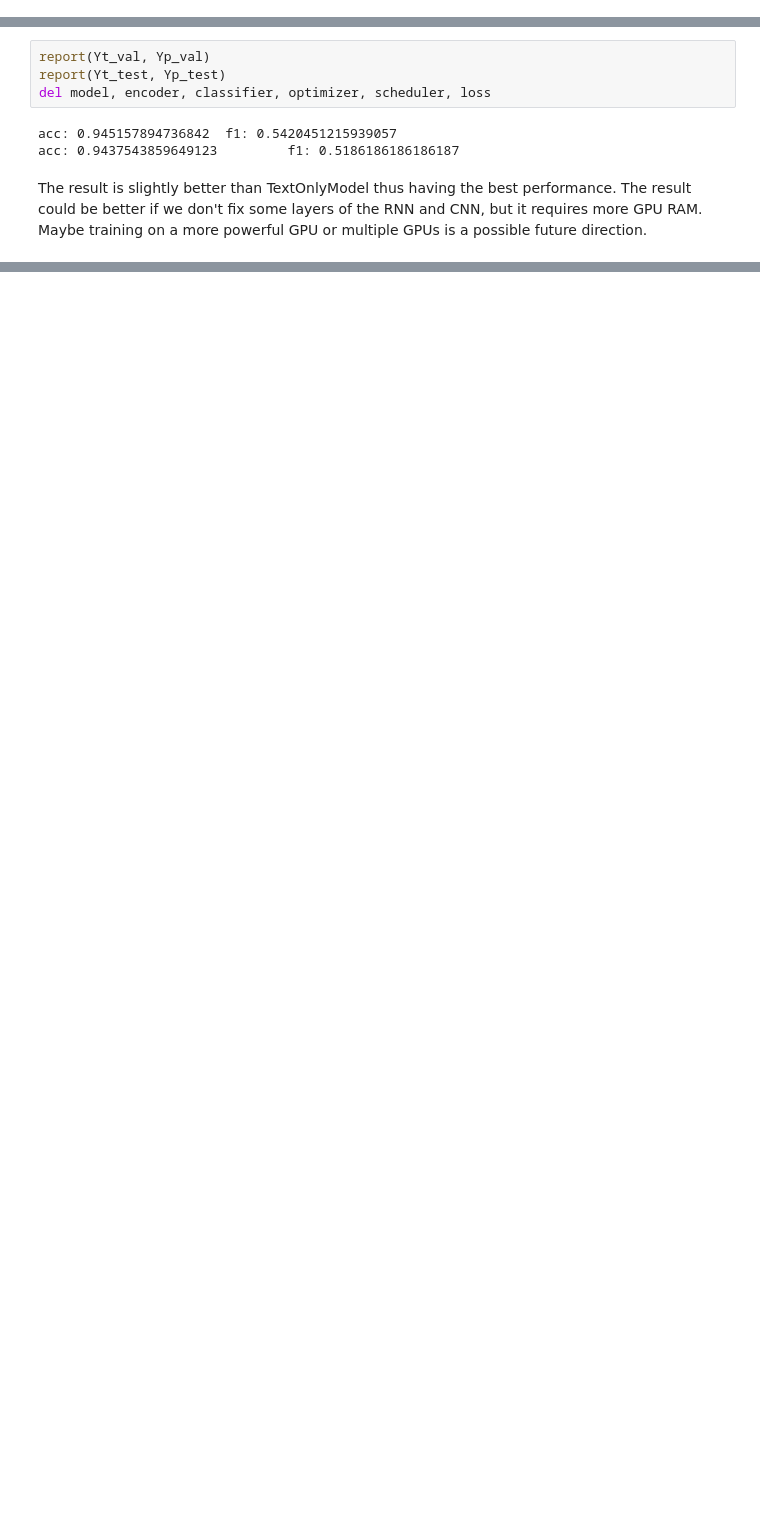
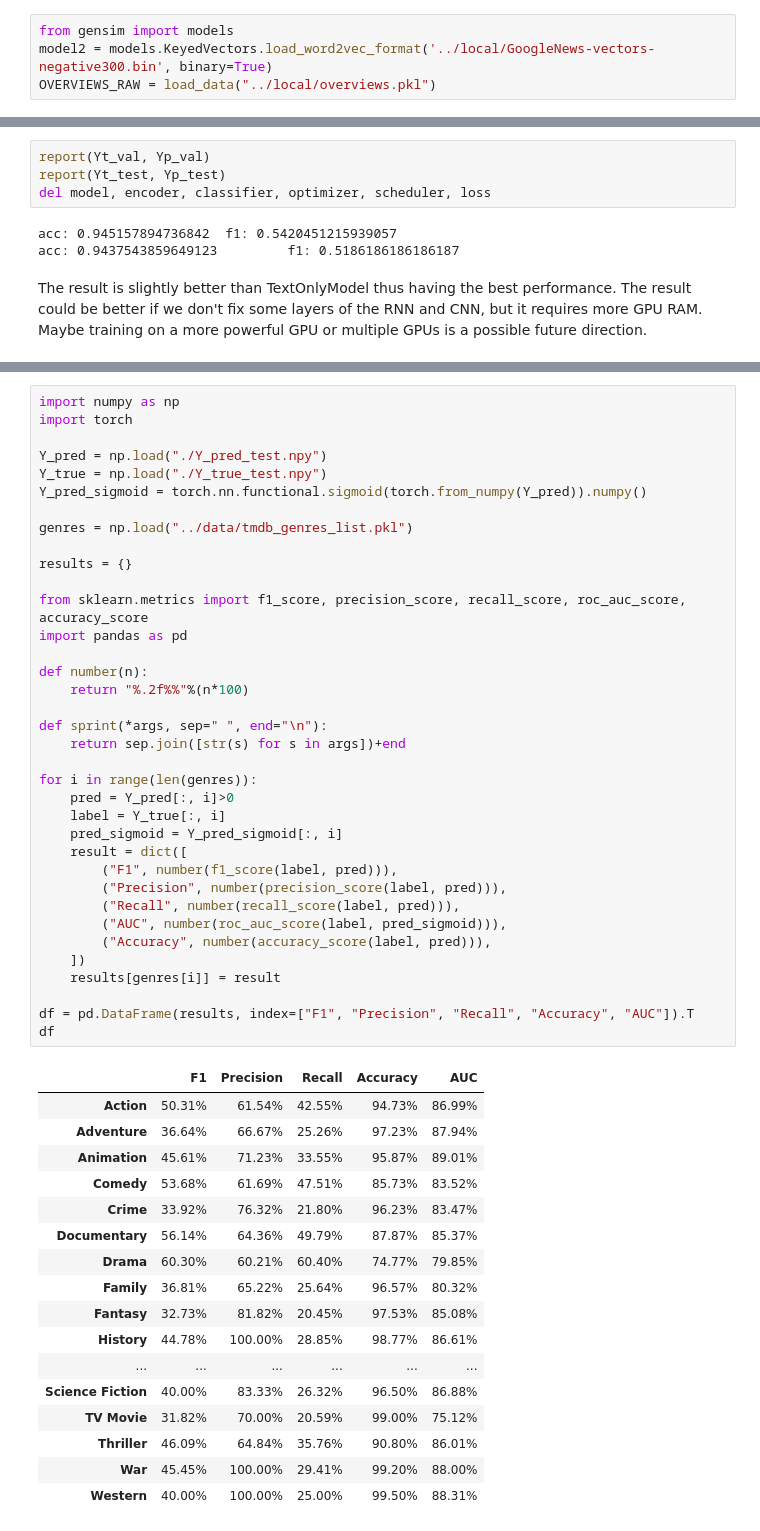
Before and after one commit to xuwd11/Movie_Classification, a Jupyter notebook: DeepLearning/Project.ipynb, the cells around one changed output, grey strips where cells are left out. Saved outputs shown, nothing was run; the diff lists cells and outputs as text; blank space fills up the shorter version.

```diff
--- a/DeepLearning/Project.ipynb
+++ b/DeepLearning/Project.ipynb
@@ -404,3 +406,7 @@ acc: 0.9323333333333332         f1: 0.14345991561181437
 tfidf doesn't improve the performance of our model.
 # %% [markdown]
 # word2vec Embeddings
+# %%
+from gensim import models
+model2 = models.KeyedVectors.load_word2vec_format('../local/GoogleNews-vectors-negative300.bin', binary=True)
+OVERVIEWS_RAW = load_data("../local/overviews.pkl")
@@ -711,0 +765,54 @@ The result is slightly better than TextOnlyModel thus having the best performanc
+# %%
+import numpy as np
+import torch
+
+Y_pred = np.load("./Y_pred_test.npy")
+Y_true = np.load("./Y_true_test.npy")
+Y_pred_sigmoid = torch.nn.functional.sigmoid(torch.from_numpy(Y_pred)).numpy()
+
+genres = np.load("../data/tmdb_genres_list.pkl")
+
+results = {}
+
+from sklearn.metrics import f1_score, precision_score, recall_score, roc_auc_score, accuracy_score
+import pandas as pd
+
+def number(n):
+    return "%.2f%%"%(n*100)
+
+def sprint(*args, sep=" ", end="\n"):
+    return sep.join([str(s) for s in args])+end
+
+for i in range(len(genres)):
+    pred = Y_pred[:, i]>0
+    label = Y_true[:, i]
+    pred_sigmoid = Y_pred_sigmoid[:, i]
+    result = dict([
+        ("F1", number(f1_score(label, pred))),
+        ("Precision", number(precision_score(label, pred))),
+        ("Recall", number(recall_score(label, pred))),
+        ("AUC", number(roc_auc_score(label, pred_sigmoid))),
+        ("Accuracy", number(accuracy_score(label, pred))),
+    ])
+    results[genres[i]] = result
+
+df = pd.DataFrame(results, index=["F1", "Precision", "Recall", "Accuracy", "AUC"]).T
+df
+# %% [output]
+|  | F1 | Precision | Recall | Accuracy | AUC |
+| Action | 50.31% | 61.54% | 42.55% | 94.73% | 86.99% |
+| Adventure | 36.64% | 66.67% | 25.26% | 97.23% | 87.94% |
+| Animation | 45.61% | 71.23% | 33.55% | 95.87% | 89.01% |
+| Comedy | 53.68% | 61.69% | 47.51% | 85.73% | 83.52% |
+| Crime | 33.92% | 76.32% | 21.80% | 96.23% | 83.47% |
+| Documentary | 56.14% | 64.36% | 49.79% | 87.87% | 85.37% |
+| Drama | 60.30% | 60.21% | 60.40% | 74.77% | 79.85% |
+| Family | 36.81% | 65.22% | 25.64% | 96.57% | 80.32% |
+| Fantasy | 32.73% | 81.82% | 20.45% | 97.53% | 85.08% |
+| History | 44.78% | 100.00% | 28.85% | 98.77% | 86.61% |
+| ... | ... | ... | ... | ... | ... |
+| Science Fiction | 40.00% | 83.33% | 26.32% | 96.50% | 86.88% |
+| TV Movie | 31.82% | 70.00% | 20.59% | 99.00% | 75.12% |
+| Thriller | 46.09% | 64.84% | 35.76% | 90.80% | 86.01% |
+| War | 45.45% | 100.00% | 29.41% | 99.20% | 88.00% |
+| Western | 40.00% | 100.00% | 25.00% | 99.50% | 88.31% |
```
Also changed, not shown: parts of 12 cells of this notebook, 4 other files.
